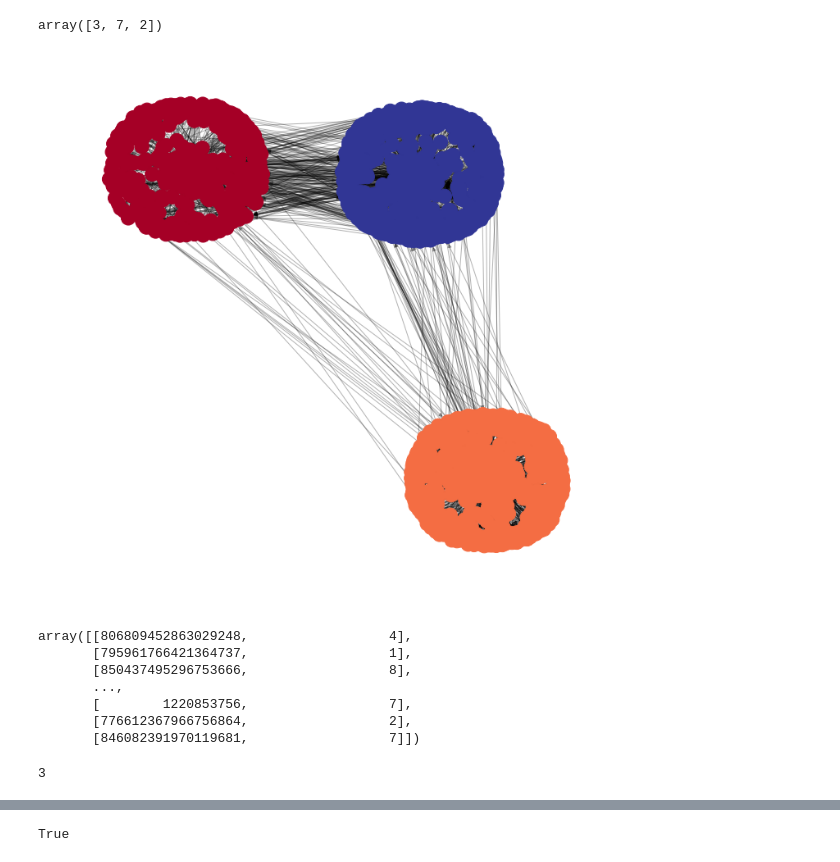
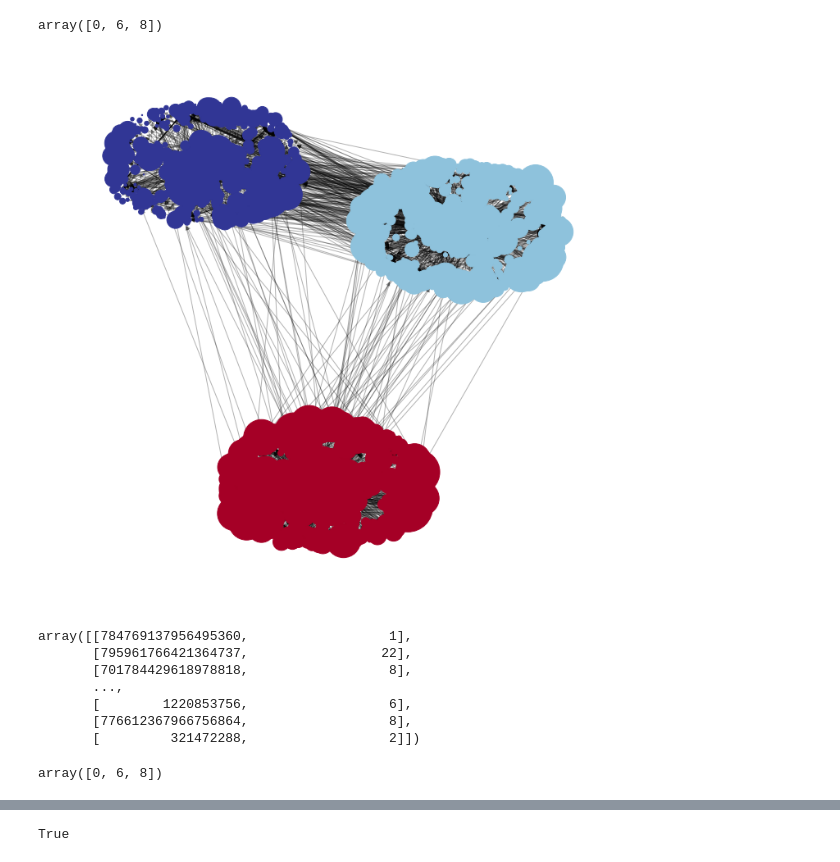
Before and after one commit to laudao/PLDAC_TWITTER, a Jupyter notebook: test_graph-community.ipynb, the cells around one changed output, grey strips where cells are left out. Saved outputs shown, nothing was run; the diff lists cells and outputs as text; code cells hidden in the pictures.

Commit message:
worked on communities

```diff
--- a/test_graph-community.ipynb
+++ b/test_graph-community.ipynb
@@ -7,7 +7,7 @@ import matplotlib.pyplot as plt
 from collections import Counter
 import pandas as pd
 # %%
-f = open("communities/partition", "rb")
+f = open("communities/partition_1", "rb")
 partition = pickle.load(f)
 f.close()
 # %%
@@ -35,13 +35,13 @@ groups_filtered = groups_counts[:3]
 # %%
 groups_filtered[:,0]
 # %% [output]
-array([3, 7, 2])
+array([0, 6, 8])
 # %%
-f = open("communities/nb_tweets_per_user", "rb")
+f = open("communities/nb_tweets_per_user_1", "rb")
 nb_tweets_per_user = pickle.load(f)
 f.close()
 # %%
-f = open("communities/graph_10000", "rb")
+f = open("communities/graph_1", "rb")
 G = pickle.load(f)
 f.close()
 # %%
@@ -59,26 +59,31 @@ pos = community_layout(G_filtered, partition_filtered)
 # %%
 plt.figure(figsize=(12, 12))
 '''nx.draw_networkx_nodes(G_filtered, pos, node_size=list(nb_tweets_per_user_filtered.values()),\
                        cmap=plt.cm.RdYlBu, node_color=list(partition_filtered.values()))
 '''
-nx.draw_networkx_nodes(G_filtered, pos,\
+nx.draw_networkx_nodes(G_filtered, pos, node_size=[nb_tweets_per_user_filtered.get(node) for node in G_filtered.nodes()],\
                        cmap=plt.cm.RdYlBu, node_color=[partition_filtered.get(node) for node in G_filtered.nodes()])
 nx.draw_networkx_edges(G_filtered, pos, alpha=0.3)
 plt.axis('off')
 plt.show(G_filtered)
 # %% [output]
-[figure, old version]
+[figure, new version]
 # %%
 partition_list = [(user_id, group) for (user_id,group) in partition.items()]
 partition_array = np.array(partition_list)
 # %%
 partition_array
 # %% [output]
-array([[806809452863029248,                  4],
-       [795961766421364737,                  1],
-       [850437495296753666,                  8],
+array([[784769137956495360,                  1],
+       [795961766421364737,                 22],
+       [701784429618978818,                  8],
        ...,
-       [        1220853756,                  7],
-       [776612367966756864,                  2],
-       [846082391970119681,                  7]])
+       [        1220853756,                  6],
+       [776612367966756864,                  8],
+       [         321472288,                  2]])
+# %%
+top_groups = groups_filtered[:,0]
+top_groups
+# %% [output]
+array([0, 6, 8])
 # %%
@@ -86,5 +90,0 @@ top_groups_partition = partition_array[np.where(np.in1d(partition_array[:,1], gr
-# %%
-first_group = groups_filtered[:,0][0]
-first_group
-# %% [output]
-3
```
Also changed, not shown: parts of 32 cells of this notebook, 12 other files.
